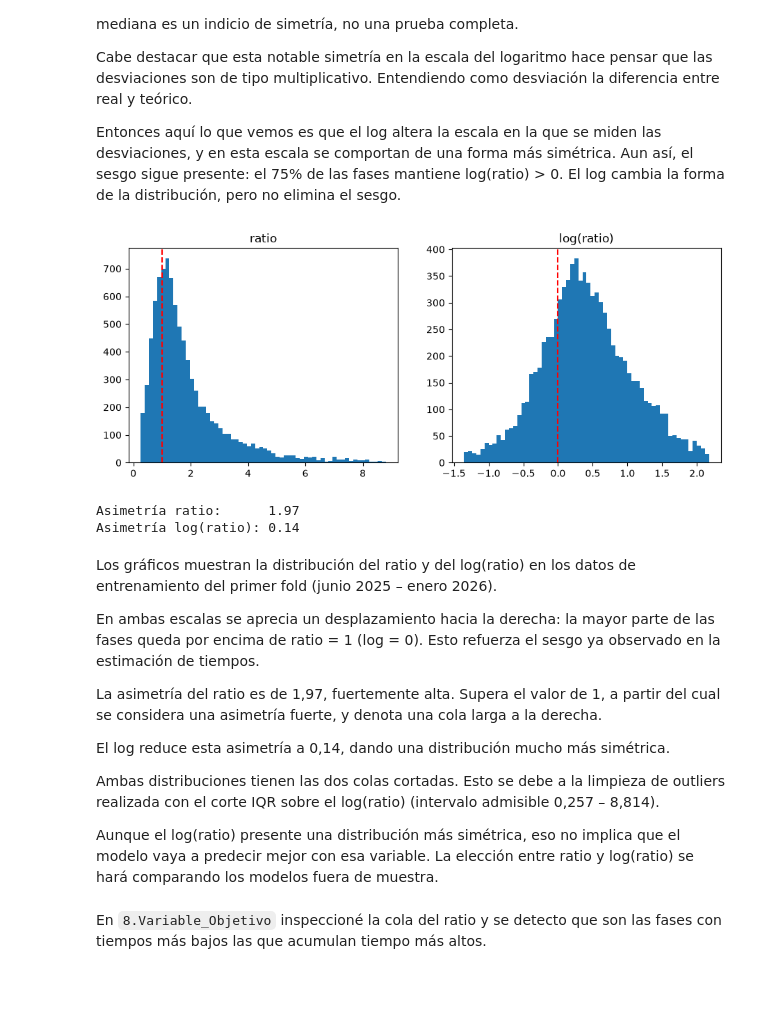
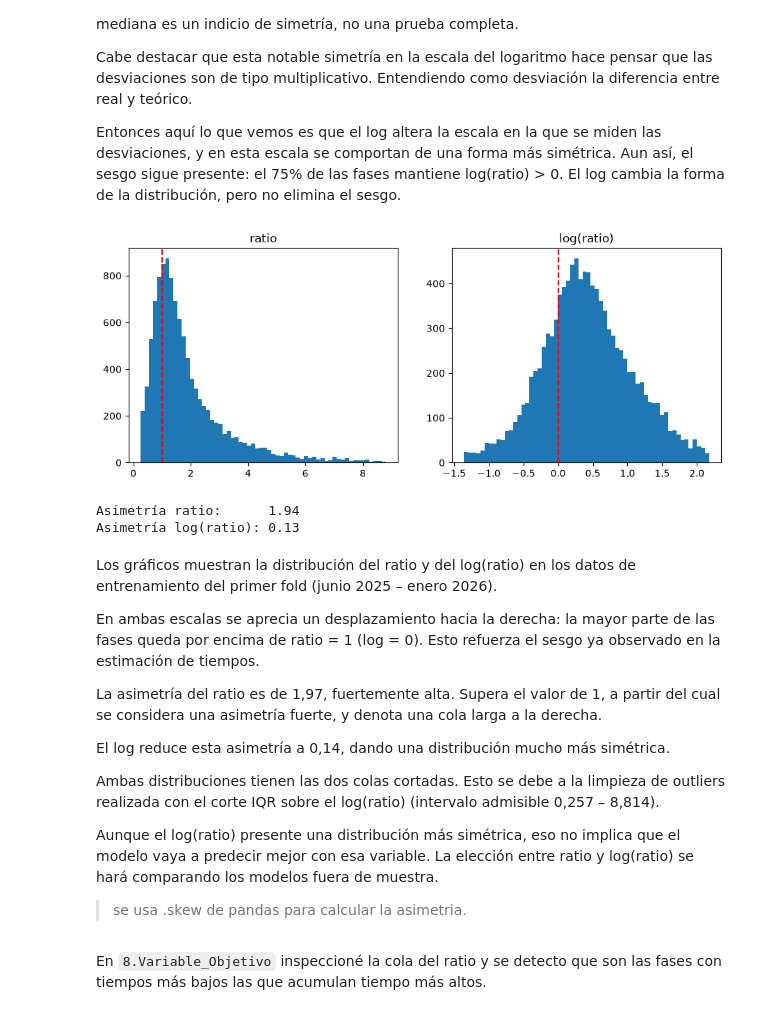
Before and after one commit to muntrans/TFM, a Jupyter notebook: 10.Modelado/10.1_Baselines.ipynb, the cells around one changed output. Saved outputs shown, nothing was run; the diff lists cells and outputs as text; code cells hidden in the pictures; blank space fills up the shorter version.

```diff
--- a/10.Modelado/10.1_Baselines.ipynb
+++ b/10.Modelado/10.1_Baselines.ipynb
@@ -127,27 +129,27 @@ Cabe destacar que esta notable simetría en la escala del logaritmo hace pensar
 
 Entonces aquí lo que vemos es que el log altera la escala en la que se miden las desviaciones, y en esta escala se comportan de una forma más simétrica. Aun así, el sesgo sigue presente: el 75% de las fases mantiene log(ratio) > 0. El log cambia la forma de la distribución, pero no elimina el sesgo.
 # %%
-train_f1, _ = obtener_fold(df_B0, MESES_VALIDACION[0])     # train del fold 1 (jun 2025 – ene 2026)
+train_k3, _ = obtener_fold(df_B0, MESES_VALIDACION[2])     # train del fold 1 (jun 2025 – ene 2026)
 
-ratio = train_f1["ratio"]
+ratio = train_k3["ratio"]
 log_ratio = np.log(ratio)
 
 fig, (ax1, ax2) = plt.subplots(1, 2, figsize=(11, 4))
 ax1.hist(ratio, bins=60)
 ax1.set_title("ratio")
 ax1.axvline(1, color="red", ls="--")
 
 ax2.hist(log_ratio, bins=60)
 ax2.set_title("log(ratio)")
 ax2.axvline(0, color="red", ls="--")
 plt.show()
 
 print("Asimetría ratio:     ", round(ratio.skew(), 2))
 print("Asimetría log(ratio):", round(log_ratio.skew(), 2))
 # %% [output]
-[figure, old version]
+[figure, new version]
-Asimetría ratio:      1.97
-Asimetría log(ratio): 0.14
+Asimetría ratio:      1.94
+Asimetría log(ratio): 0.13
 # %% [markdown]
 Los gráficos muestran la distribución del ratio y del log(ratio) en los datos de entrenamiento del primer fold (junio 2025 – enero 2026).
 
@@ -160,6 +162,8 @@ El log reduce esta asimetría a 0,14, dando una distribución mucho más simétr
 Ambas distribuciones tienen las dos colas cortadas. Esto se debe a la limpieza de outliers realizada con el corte IQR sobre el log(ratio) (intervalo admisible 0,257 – 8,814).
 
 Aunque el log(ratio) presente una distribución más simétrica, eso no implica que el modelo vaya a predecir mejor con esa variable. La elección entre ratio y log(ratio) se hará comparando los modelos fuera de muestra.
+
+> se usa .skew de pandas para calcular la asimetria.
 # %% [markdown]
 En `8.Variable_Objetivo` inspeccioné la cola del ratio y se detecto que son las fases con tiempos más bajos las que acumulan tiempo más altos.
 # %%
```
Also changed, not shown: parts of 5 cells of this notebook, 13 other files.
